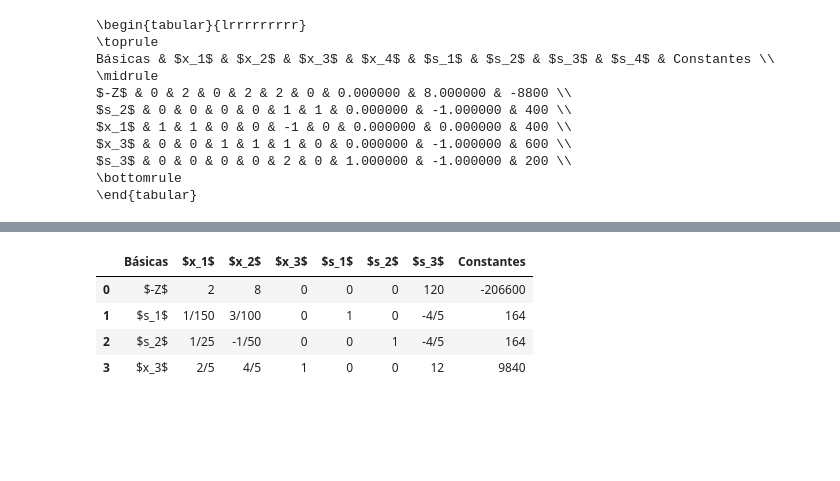
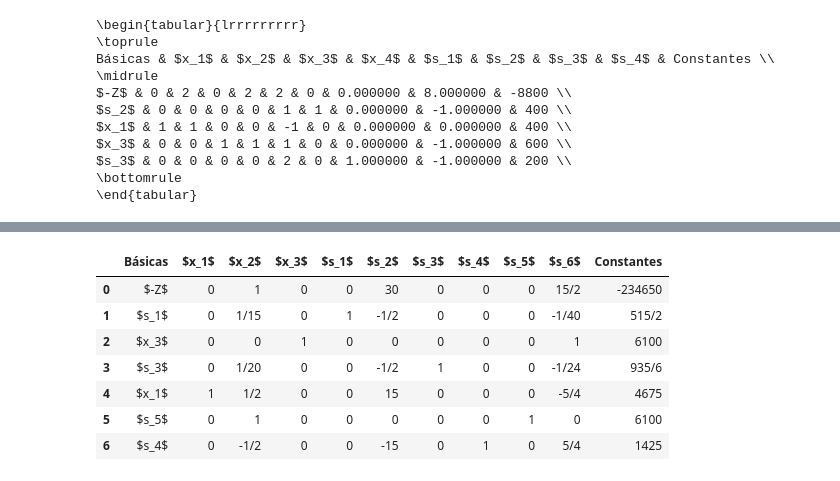
Before and after one commit to henriquempimenta/ProgLin, a Jupyter notebook: pgfs/main.ipynb, the cells around one changed output, grey strips where cells are left out. Cells and saved outputs as stored; diff of their text form; code cells hidden in the pictures; blank space fills up the shorter version.

```diff
--- a/pgfs/main.ipynb
+++ b/pgfs/main.ipynb
@@ -525,15 +542,17 @@ $s_3$ & 0 & 1/20 & 1/20 & 0 & -1/2 & 1 & 410 \\
 \end{tabular}
 # %%
 # Coluna 3 é coluna pivô
-# Linha 3 é linha pivô
+# Linha 2 é linha pivô
 tabela2 = tabela1.copy()
-tabela2.iloc[3, 1:] /= tabela2.iloc[3, 3]
-tabela2.iloc[0, 1:] -= tabela2.iloc[0, 3] * tabela2.iloc[3, 1:]
-tabela2.iloc[1, 1:] -= tabela2.iloc[1, 3] * tabela2.iloc[3, 1:]
-tabela2.iloc[2, 1:] -= tabela2.iloc[2, 3] * tabela2.iloc[3, 1:]
-#tabela2.iloc[3, 1:] -= tabela2.iloc[3, 3] * tabela2.iloc[3, 1:]
-
-tabela2.iloc[3, 0] = "$x_3$"
+tabela2.iloc[2, 1:] /= tabela2.iloc[2, 3]
+tabela2.iloc[0, 1:] -= tabela2.iloc[0, 3] * tabela2.iloc[2, 1:]
+tabela2.iloc[1, 1:] -= tabela2.iloc[1, 3] * tabela2.iloc[2, 1:]
+#tabela2.iloc[2, 1:] -= tabela2.iloc[2, 3] * tabela2.iloc[2, 1:]
+tabela2.iloc[3, 1:] -= tabela2.iloc[3, 3] * tabela2.iloc[2, 1:]
+tabela2.iloc[4, 1:] -= tabela2.iloc[4, 3] * tabela2.iloc[2, 1:]
+tabela2.iloc[5, 1:] -= tabela2.iloc[5, 3] * tabela2.iloc[2, 1:]
+tabela2.iloc[6, 1:] -= tabela2.iloc[6, 3] * tabela2.iloc[2, 1:]
+tabela2.iloc[2, 0] = "$x_3$"
 
 tabela2
 # %% [output]
@@ -556,24 +581,29 @@ $x_3$ & 0 & 1 & 1 & 0 & -10 & 20 & 8200 \\
 \bottomrule
 \end{tabular}
 # %%
-# Coluna 5 é coluna pivô
-# Linha 2 é linha pivô
+# Coluna 7 é coluna pivô
+# Linha 6 é linha pivô
 tabela3 = tabela2.copy()
-tabela3.iloc[2, 1:] /= tabela3.iloc[2, 5]
-tabela3.iloc[0, 1:] -= tabela3.iloc[0, 5] * tabela3.iloc[2, 1:]
-tabela3.iloc[1, 1:] -= tabela3.iloc[1, 5] * tabela3.iloc[2, 1:]
-#tabela3.iloc[2, 1:] -= tabela3.iloc[2, 5] * tabela3.iloc[2, 1:]
-tabela3.iloc[3, 1:] -= tabela3.iloc[3, 5] * tabela3.iloc[2, 1:]
-
-tabela3.iloc[2, 0] = "$s_2$"
+tabela3.iloc[6, 1:] /= tabela3.iloc[6, 7]
+tabela3.iloc[0, 1:] -= tabela3.iloc[0, 7] * tabela3.iloc[6, 1:]
+tabela3.iloc[1, 1:] -= tabela3.iloc[1, 7] * tabela3.iloc[6, 1:]
+tabela3.iloc[2, 1:] -= tabela3.iloc[2, 7] * tabela3.iloc[6, 1:]
+tabela3.iloc[3, 1:] -= tabela3.iloc[3, 7] * tabela3.iloc[6, 1:]
+tabela3.iloc[4, 1:] -= tabela3.iloc[4, 7] * tabela3.iloc[6, 1:]
+tabela3.iloc[5, 1:] -= tabela3.iloc[5, 7] * tabela3.iloc[6, 1:]
+#tabela3.iloc[6, 1:] -= tabela3.iloc[6, 7] * tabela3.iloc[6, 1:]
+tabela3.iloc[6, 0] = "$s_4$"
 
 tabela3
 # %% [output]
-|  | Básicas | $x_1$ | $x_2$ | $x_3$ | $s_1$ | $s_2$ | $s_3$ | Constantes |
-| 0 | $-Z$ | 2 | 8 | 0 | 0 | 0 | 120 | -206600 |
-| 1 | $s_1$ | 1/150 | 3/100 | 0 | 1 | 0 | -4/5 | 164 |
-| 2 | $s_2$ | 1/25 | -1/50 | 0 | 0 | 1 | -4/5 | 164 |
-| 3 | $x_3$ | 2/5 | 4/5 | 1 | 0 | 0 | 12 | 9840 |
+|  | Básicas | $x_1$ | $x_2$ | $x_3$ | $s_1$ | $s_2$ | $s_3$ | $s_4$ | $s_5$ | $s_6$ | Constantes |
+| 0 | $-Z$ | 0 | 1 | 0 | 0 | 30 | 0 | 0 | 0 | 15/2 | -234650 |
+| 1 | $s_1$ | 0 | 1/15 | 0 | 1 | -1/2 | 0 | 0 | 0 | -1/40 | 515/2 |
+| 2 | $x_3$ | 0 | 0 | 1 | 0 | 0 | 0 | 0 | 0 | 1 | 6100 |
+| 3 | $s_3$ | 0 | 1/20 | 0 | 0 | -1/2 | 1 | 0 | 0 | -1/24 | 935/6 |
+| 4 | $x_1$ | 1 | 1/2 | 0 | 0 | 15 | 0 | 0 | 0 | -5/4 | 4675 |
+| 5 | $s_5$ | 0 | 1 | 0 | 0 | 0 | 0 | 0 | 1 | 0 | 6100 |
+| 6 | $s_4$ | 0 | -1/2 | 0 | 0 | -15 | 0 | 1 | 0 | 5/4 | 1425 |
 # %%
 print(tabela3.to_latex(index=False))
 # %% [output]
```
Also changed, not shown: parts of 7 cells of this notebook, 1 other file.
